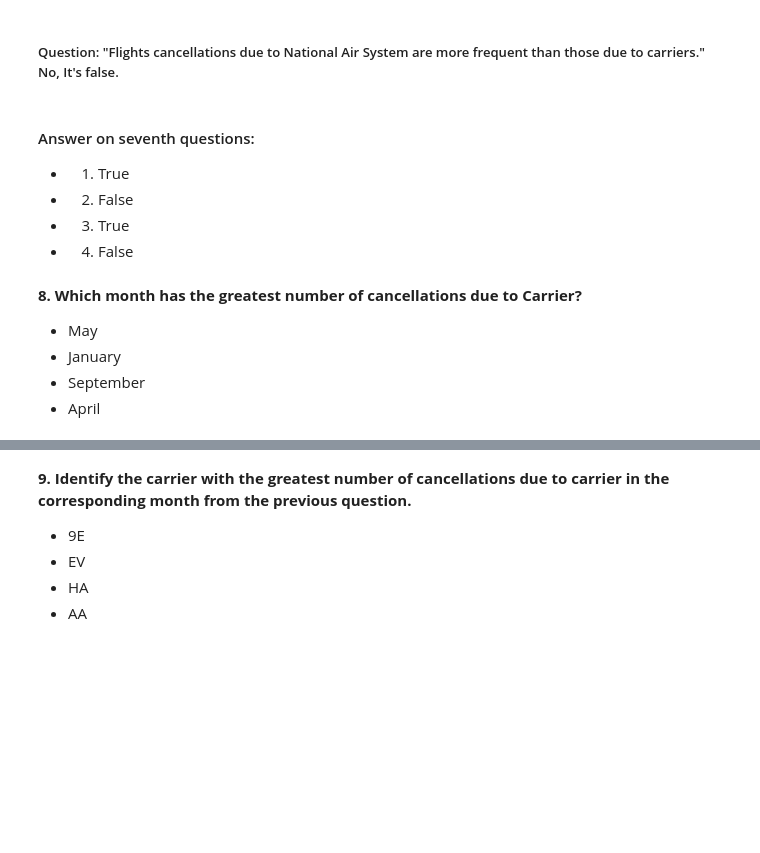
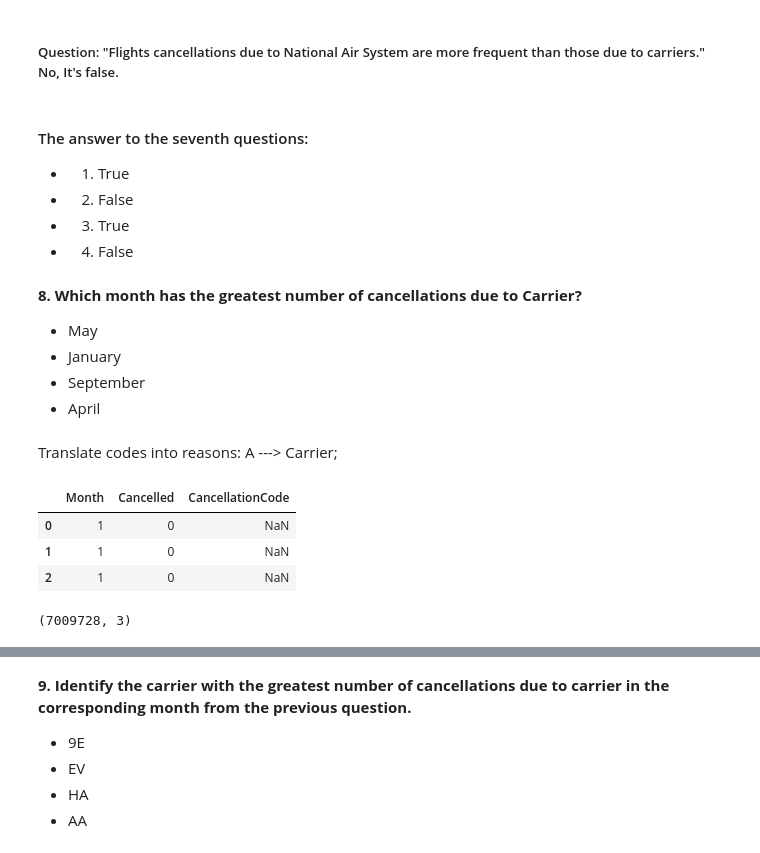
Before and after one commit to plyutik/mlcourse.ai, a Jupyter notebook: jupyter_english/assignments_fall2018/assignment2_USA_flights.ipynb, the cells around one changed output, grey strips where cells are left out. Drawn from its saved outputs; the diff is of its cells as text; code cells hidden in the pictures; blank space fills up the shorter version.

```diff
--- a/jupyter_english/assignments_fall2018/assignment2_USA_flights.ipynb
+++ b/jupyter_english/assignments_fall2018/assignment2_USA_flights.ipynb
@@ -756,7 +755,7 @@ Name: Cancelled, dtype: int64
 # %% [markdown]
 ##### Question: "Flights cancellations due to National Air System are more frequent than those due to carriers." No, It's false.
 # %% [markdown]
-#### Answer on seventh questions:
+#### The answer to the seventh questions:
 * 1) True
 * 2) False
 * 3) True
@@ -771,0 +769,14 @@ Name: Cancelled, dtype: int64
+# %% [markdown]
+Translate codes into reasons: A ---> Carrier;
+# %%
+canc_greatest_month = flights_df[['Month', 'Cancelled', 'CancellationCode']]
+canc_greatest_month.head(3)
+# %% [output]
+|  | Month | Cancelled | CancellationCode |
+| 0 | 1 | 0 | NaN |
+| 1 | 1 | 0 | NaN |
+| 2 | 1 | 0 | NaN |
+# %%
+canc_greatest_month.shape
+# %% [output]
+(7009728, 3)
```
Also changed, not shown: parts of 11 cells of this notebook.
